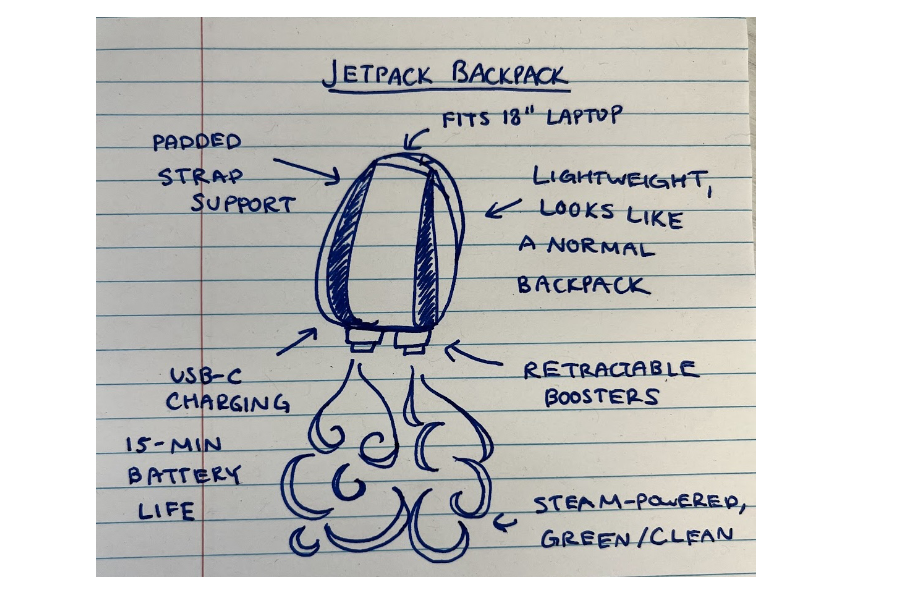
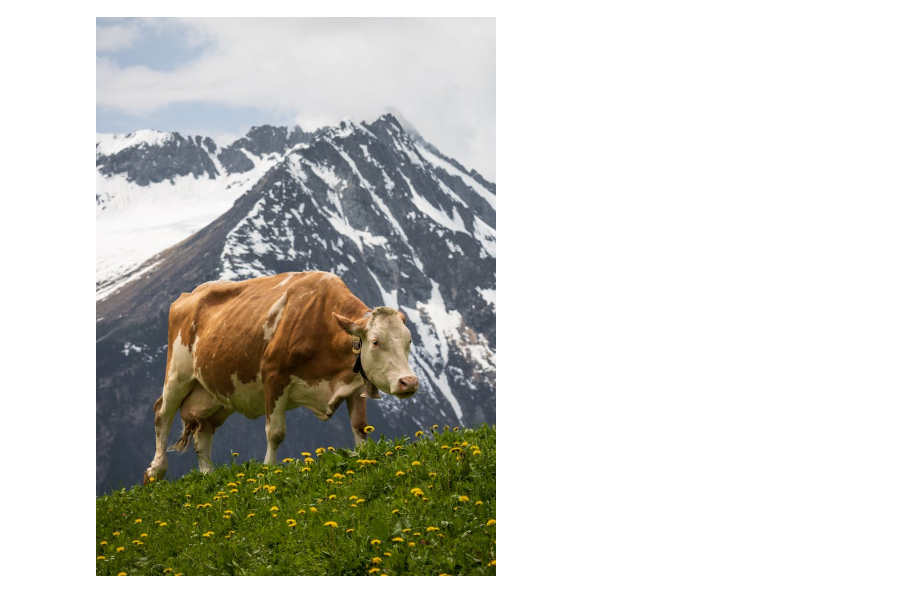
Before and after one commit to Muhammad-javed440/00-helloworld-ai-api, a Jupyter notebook: prompting.ipynb, the cells around one changed output. Cells and saved outputs as stored; diff of their text form; code cells hidden in the pictures.

```diff
--- a/prompting.ipynb
+++ b/prompting.ipynb
@@ -24,9 +103,9 @@ genai.configure(api_key=GOOGLE_API_KEY)
 # %%
-import PIL.Image
-img = PIL.Image.open('image.jpg')
+import PIL.Image        # The PIL module, which stands for Python Imaging Library
+img = PIL.Image.open('/content/background.jpeg')
 img
 # %% [output]
-[figure, old version]
+[figure, new version]
 # %%
 prompt = """This image contains a sketch of a potential product along with some notes.
 Given the product sketch, describe the product as thoroughly as possible based on what you
```
Also changed, not shown: parts of 23 cells of this notebook.
